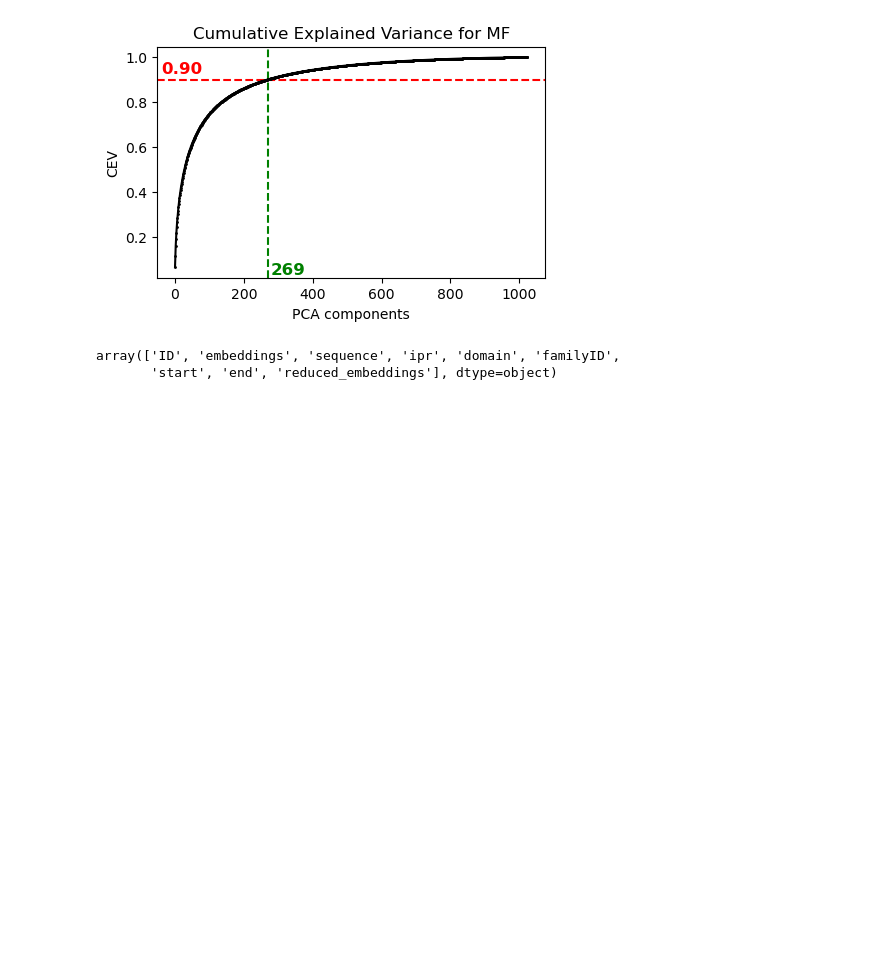
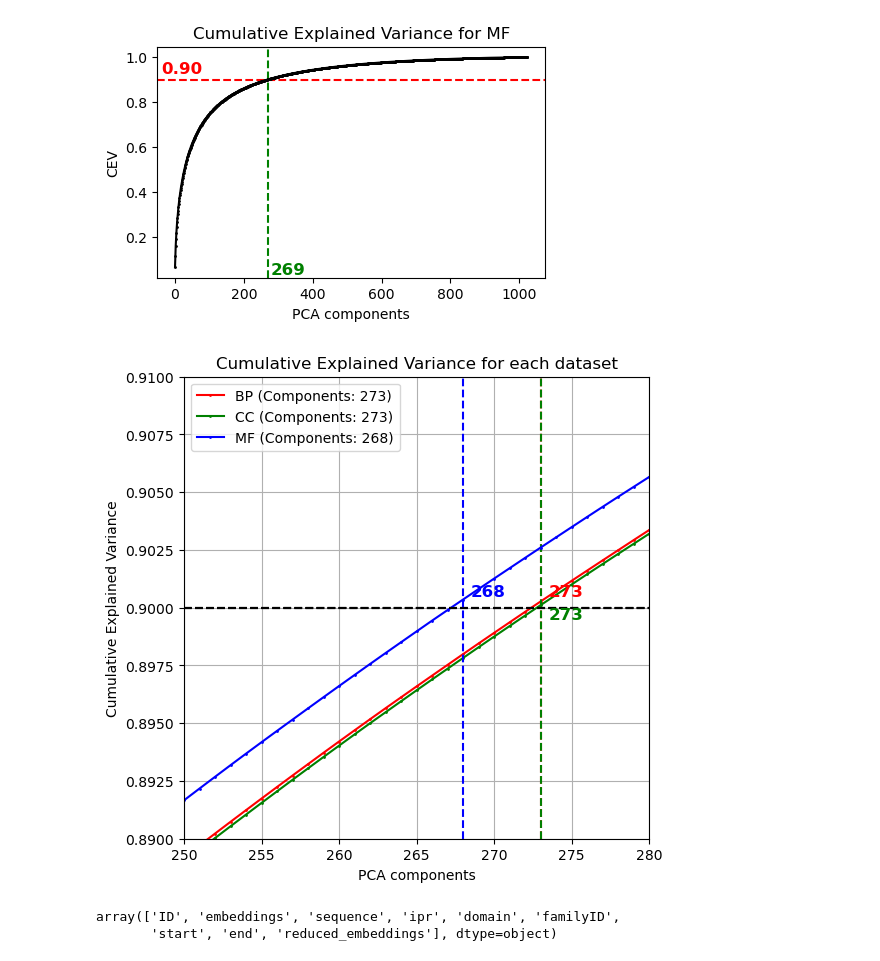
Before and after one commit to mattiazza/protein_function_prediction, a Jupyter notebook: bd_project/datasets_creation_CC+MF.ipynb, the cells around one changed output. Cells and saved outputs as stored; diff of their text form; code cells hidden in the pictures; blank space fills up the shorter version.

```diff
--- a/bd_project/datasets_creation_CC+MF.ipynb
+++ b/bd_project/datasets_creation_CC+MF.ipynb
@@ -701,6 +701,45 @@ x_df_MF = pca_col(x_df_MF, 'MF')
 [figure]
 [figure]
 [figure]
+# %%
+def plot_cumulative_explained_variance(dfs, names, variance_threshold=0.90):
+    plt.figure(figsize=(6, 6))
+
+    k = 1
+    for df, name, color in zip(dfs, names, ['r', 'g', 'b']):
+        embeddings = np.array(df['embeddings'].tolist())
+
+        scaler = StandardScaler()
+        embeddings_standardized = scaler.fit_transform(embeddings)
+
+        pca = PCA()
+        pca.fit(embeddings_standardized)
+        explained_variance = pca.explained_variance_ratio_
+
+        # Components to retain (in our case 90% of variance)
+        n_components = np.argmax(np.cumsum(explained_variance) >= variance_threshold)
+
+        plt.plot(np.cumsum(explained_variance), marker='o', ms=1, color=color, label=f'{name} (Components: {n_components})')
+        plt.axhline(y=variance_threshold, color='k', linestyle='--')
+        plt.axvline(x=n_components, color=color, linestyle='--')
+        plt.text(n_components + 0.5, variance_threshold + k*0.0005, f'{n_components}', size='large', color=color, weight='bold')
+
+        k *= -1
+
+    # plt.xscale('log')
+    plt.xlabel('PCA components')
+    plt.ylabel('Cumulative Explained Variance')
+    plt.title('Cumulative Explained Variance for each dataset')
+    plt.legend(loc='best')
+    plt.axis([250, 280, 0.89, 0.91])
+    plt.grid(True)
+    plt.show()
+# %%
+dfs = [x_df_BP, x_df_CC, x_df_MF]
+names = ['BP', 'CC', 'MF']
+plot_cumulative_explained_variance(dfs, names)
+# %% [output]
+[figure, added]
 # %%
 x_df_CC.columns.values
 # %% [output]
```
Also changed, not shown: parts of 1 cell of this notebook, 1 other file.
